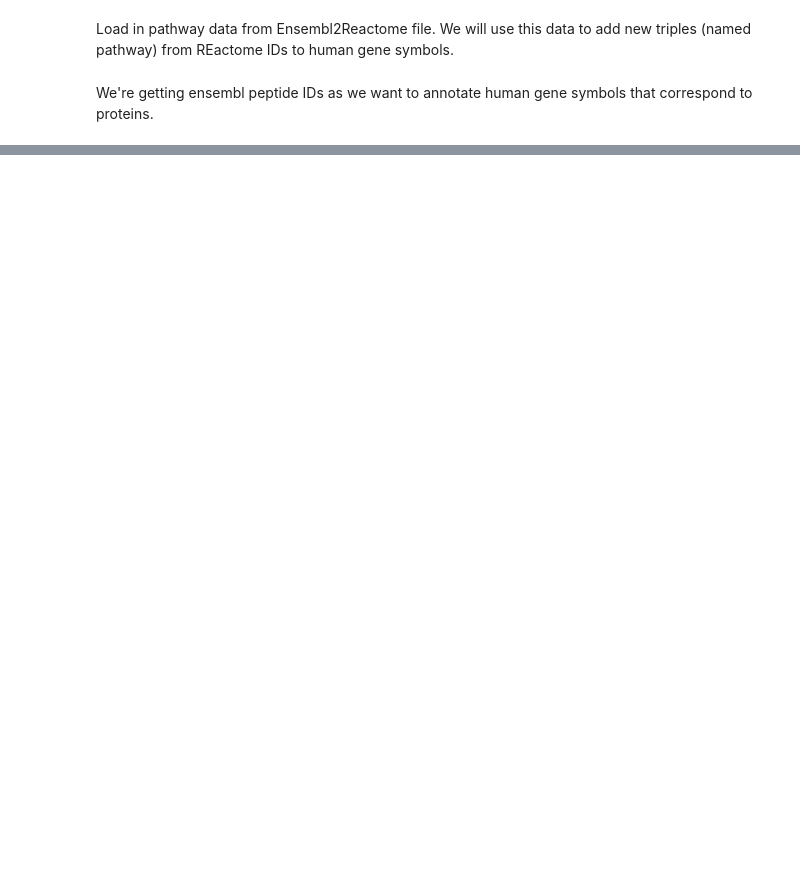
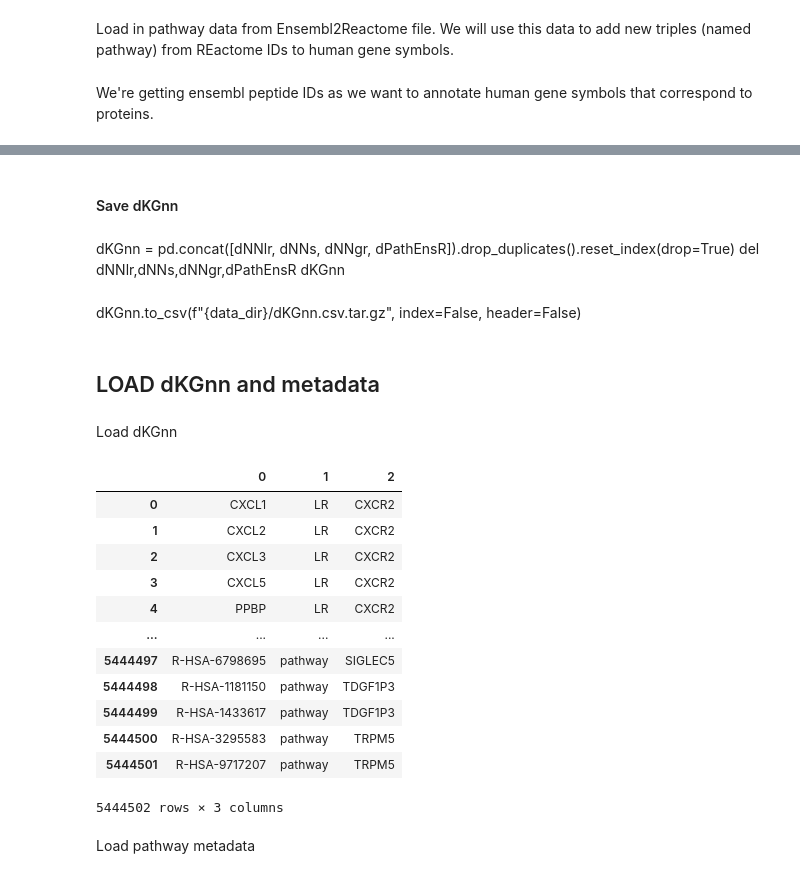
Before and after one commit to FerranC96/sKG4cellCommns, a Jupyter notebook: 1bKGnn.ipynb, the cells around one changed output, grey strips where cells are left out. Drawn from its saved outputs; the diff is of its cells as text; code cells hidden in the pictures; blank space fills up the shorter version.

```diff
--- a/1bKGnn.ipynb
+++ b/1bKGnn.ipynb
@@ -218,0 +152,31 @@ dKGnn
+# %% [markdown]
+#### Save dKGnn
+# %% [markdown]
+dKGnn = pd.concat([dNNlr, dNNs, dNNgr, dPathEnsR]).drop_duplicates().reset_index(drop=True)
+del dNNlr,dNNs,dNNgr,dPathEnsR
+dKGnn
+# %% [markdown]
+dKGnn.to_csv(f"{data_dir}/dKGnn.csv.tar.gz", index=False, header=False)
+# %% [markdown]
+## LOAD dKGnn and metadata
+# %% [markdown]
+Load dKGnn
+# %%
+dKGnn = pd.read_csv(f"{data_dir}/dKGnn.csv.tar.gz", header=None)
+dKGnn
+# %% [output]
+|  | 0 | 1 | 2 |
+| 0 | CXCL1 | LR | CXCR2 |
+| 1 | CXCL2 | LR | CXCR2 |
+| 2 | CXCL3 | LR | CXCR2 |
+| 3 | CXCL5 | LR | CXCR2 |
+| 4 | PPBP | LR | CXCR2 |
+| ... | ... | ... | ... |
+| 5444497 | R-HSA-6798695 | pathway | SIGLEC5 |
+| 5444498 | R-HSA-1181150 | pathway | TDGF1P3 |
+| 5444499 | R-HSA-1433617 | pathway | TDGF1P3 |
+| 5444500 | R-HSA-3295583 | pathway | TRPM5 |
+| 5444501 | R-HSA-9717207 | pathway | TRPM5 |
+5444502 rows × 3 columns
+# %% [markdown]
+Load pathway metadata
```
Also changed, not shown: parts of 30 cells of this notebook, 10 other files.
